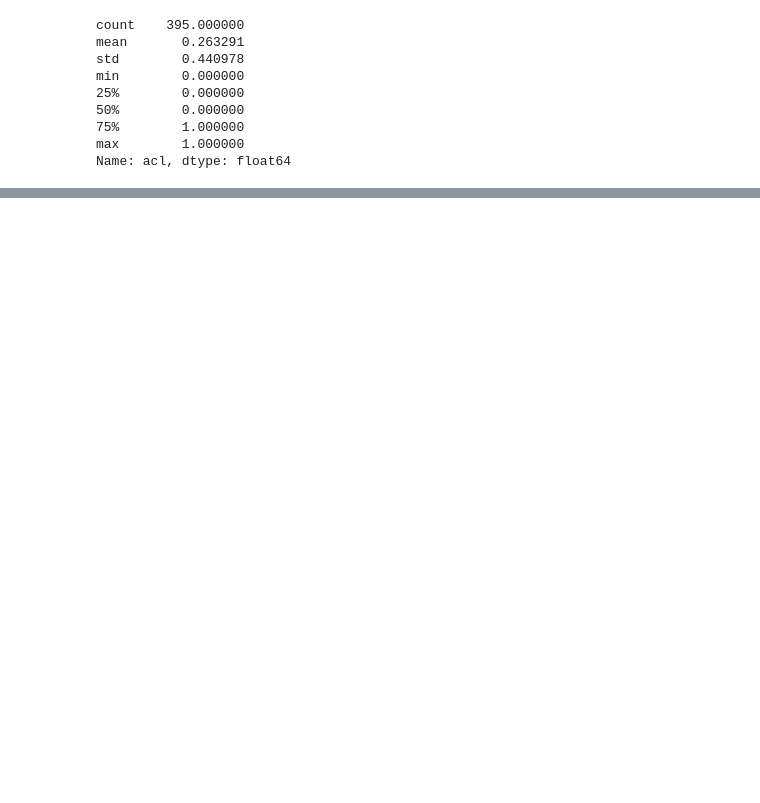
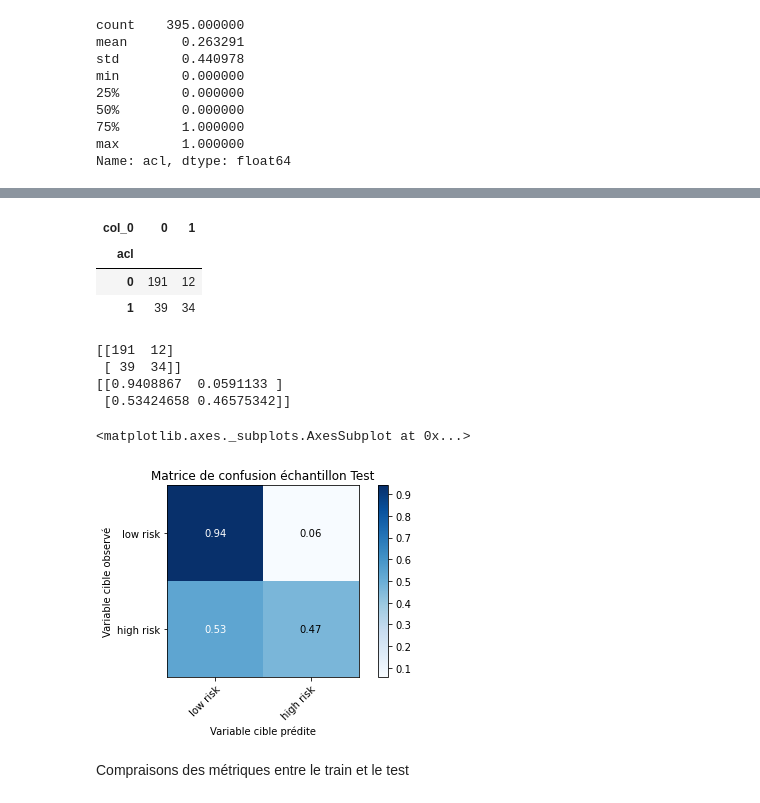
Before and after one commit to wil0u/python-formation-3, a Jupyter notebook: notebooks/Tuto_CoursMLPython_ClassificationAlcool.ipynb, the cells around one changed output, grey strips where cells are left out. Saved outputs shown, nothing was run; the diff lists cells and outputs as text; code cells hidden in the pictures; blank space fills up the shorter version.

```diff
--- a/notebooks/Tuto_CoursMLPython_ClassificationAlcool.ipynb
+++ b/notebooks/Tuto_CoursMLPython_ClassificationAlcool.ipynb
@@ -268,0 +233,4 @@ tree.plot_tree(modele_arbre1,class_names=True, max_depth=4,proportion=True, font
+# %%
+# Entrainement et application de la normalisation sur les données de train
+scaler.fit(X_train[featuresquanti])
+X_train[featuresquanti] = scaler.transform(X_train[featuresquanti])
@@ -268,0 +285,6 @@ tree.plot_tree(modele_arbre1,class_names=True, max_depth=4,proportion=True, font
+# %%
+# Initialisation de l'objet classifier
+classifier_lr = LogisticRegression()
+# %%
+# Apprentissage
+classifier_lr.fit(X_train, y_train)
@@ -268,0 +321,7 @@ tree.plot_tree(modele_arbre1,class_names=True, max_depth=4,proportion=True, font
+# %%
+# Prédiction sur le Train et le Test
+probas_train = classifier_lr.predict_proba(X_train) # pour les probas
+probas_test = classifier_lr.predict_proba(X_test) # pour les probas
+
+predict_train = classifier_lr.predict(X_train) # pour les prédictions avec cutoff = 0.5
+predict_test = classifier_lr.predict(X_test)  # pour les prédictions avec cutoff = 0.5
@@ -268,0 +377,8 @@ tree.plot_tree(modele_arbre1,class_names=True, max_depth=4,proportion=True, font
+# %%
+# Matrice de confusion
+pd.crosstab(y_train, predict_train)
+# %% [output]
+| col_0 | 0 | 1 |
+| acl |  |  |
+| 0 | 191 | 12 |
+| 1 | 39 | 34 |
@@ -268,0 +391,12 @@ tree.plot_tree(modele_arbre1,class_names=True, max_depth=4,proportion=True, font
+# %%
+plot_confusion_matrix(y_train, predict_train, classes=["low risk","high risk"],
+                      title='Matrice de confusion échantillon Test')
+# %% [output]
+[[191  12]
+ [ 39  34]]
+[[0.9408867  0.0591133 ]
+ [0.53424658 0.46575342]]
+<matplotlib.axes._subplots.AxesSubplot at 0x...>
+[figure, added]
+# %% [markdown]
+Compraisons des métriques entre le train et le test
```
Also changed, not shown: parts of 159 cells of this notebook, 12 other files.
